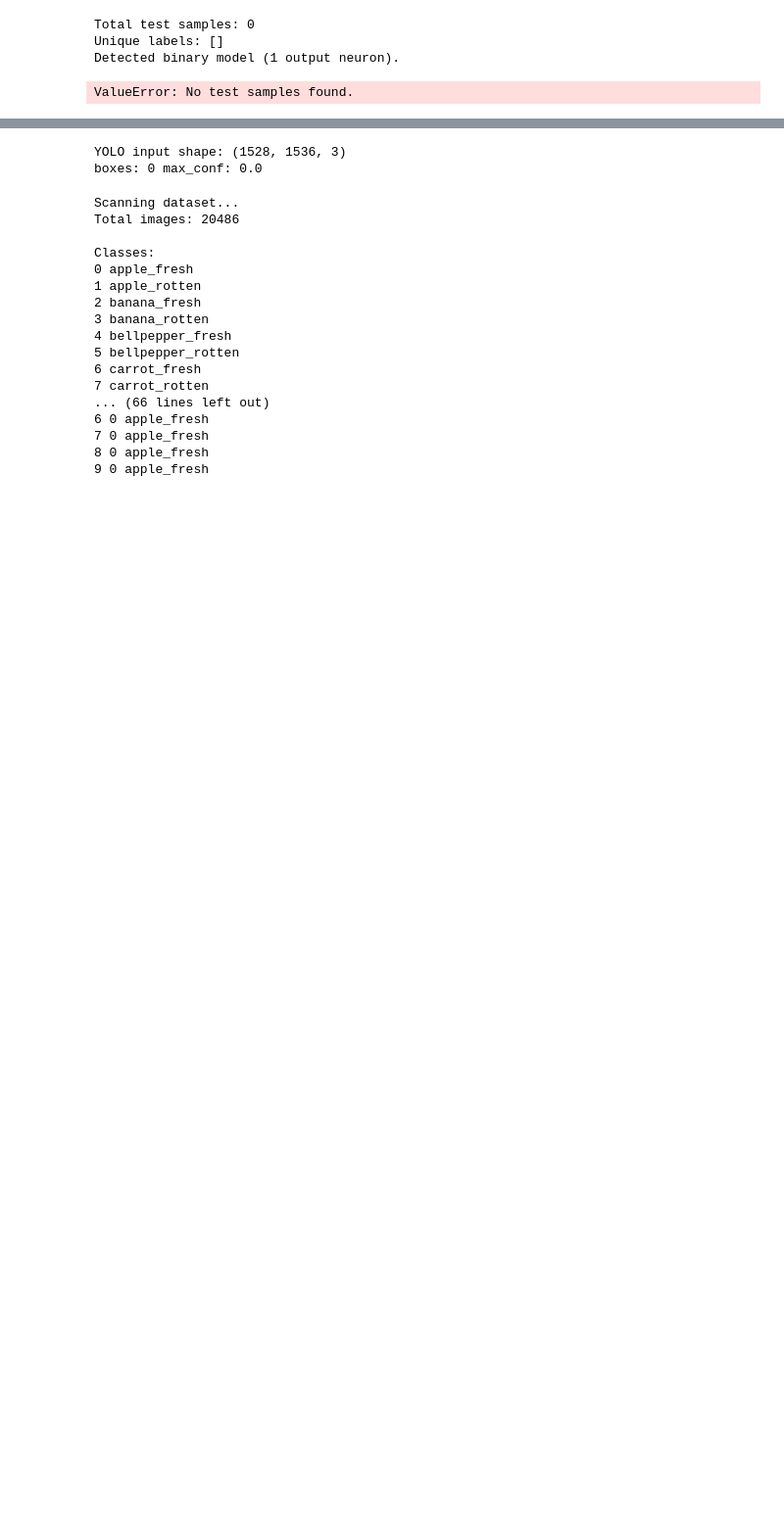
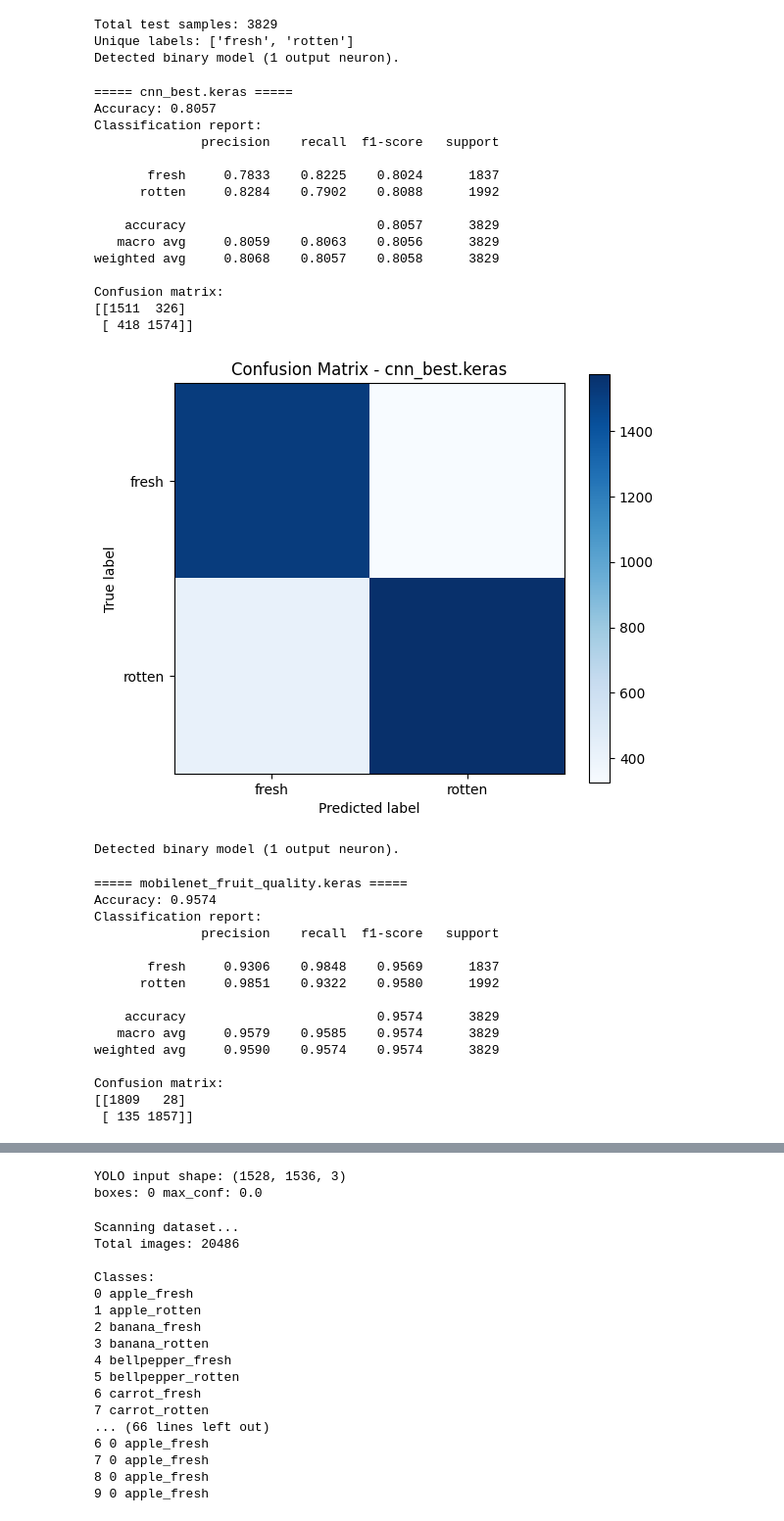
Before and after one commit to trungnghia2004/fresh_rotten, a Jupyter notebook: Untitled-1.ipynb, the cells around one changed output, grey strips where cells are left out. Shown at 98% size. Cells and saved outputs as stored; diff of their text form; code cells hidden in the pictures; blank space fills up the shorter version.

```diff
--- a/Untitled-1.ipynb
+++ b/Untitled-1.ipynb
@@ -76,7 +76,7 @@ from sklearn.metrics import accuracy_score, confusion_matrix, classification_rep
 from tensorflow import keras
 from tensorflow.keras.preprocessing import image
 
-TEST_ROOT = r"C:\Users\ADMIN\Downloads\fresh_rotten_split\test"
+TEST_ROOT = r"C:\Users\ADMIN\Downloads\processed_split_2level\test"
 IMG_SIZE = (224, 224)
 
 # Because your model output is (None, 1)
@@ -180,34 +180,65 @@ def evaluate_model(model_path, class_names, test_items):
     plt.figure(figsize=(6, 5))
     plt.imshow(cm, interpolation="nearest", cmap="Blues")
     plt.title(f"Confusion Matrix - {os.path.basename(model_path)}")
     plt.colorbar()
 
     ticks = np.arange(len(class_names))
     plt.xticks(ticks, class_names)
     plt.yticks(ticks, class_names)
 
     plt.ylabel("True label")
     plt.xlabel("Predicted label")
 
     plt.tight_layout()
     plt.show()
 
 
 # ================= RUN =================
 
 test_items = collect_test_samples(TEST_ROOT)
 print(f"Total test samples: {len(test_items)}")
 print("Unique labels:", sorted(set(label for _, label in test_items)))
 
 model_paths = [
     r"F:\fresh_rotten\cnn_best.keras",
-    r"F:\fresh_rotten\mobilenet_best.keras",
+    r"F:\fresh_rotten\mobilenet_fruit_quality.keras",
 ]
 
 for mp in model_paths:
     evaluate_model(mp, class_names, test_items)
 # %% [output]
-Total test samples: 0
-Unique labels: []
+Total test samples: 3829
+Unique labels: ['fresh', 'rotten']
 Detected binary model (1 output neuron).
-ValueError: No test samples found.
+===== cnn_best.keras =====
+Accuracy: 0.8057
+Classification report:
+              precision    recall  f1-score   support
+
+       fresh     0.7833    0.8225    0.8024      1837
+      rotten     0.8284    0.7902    0.8088      1992
+
+    accuracy                         0.8057      3829
+   macro avg     0.8059    0.8063    0.8056      3829
+weighted avg     0.8068    0.8057    0.8058      3829
+
+Confusion matrix:
+[[1511  326]
+ [ 418 1574]]
+[figure, added]
+Detected binary model (1 output neuron).
+===== mobilenet_fruit_quality.keras =====
+Accuracy: 0.9574
+Classification report:
+              precision    recall  f1-score   support
+
+       fresh     0.9306    0.9848    0.9569      1837
+      rotten     0.9851    0.9322    0.9580      1992
+
+    accuracy                         0.9574      3829
+   macro avg     0.9579    0.9585    0.9574      3829
+weighted avg     0.9590    0.9574    0.9574      3829
+
+Confusion matrix:
+[[1809   28]
+ [ 135 1857]]
```
Also changed, not shown: parts of 2 cells of this notebook, 10 other files.
